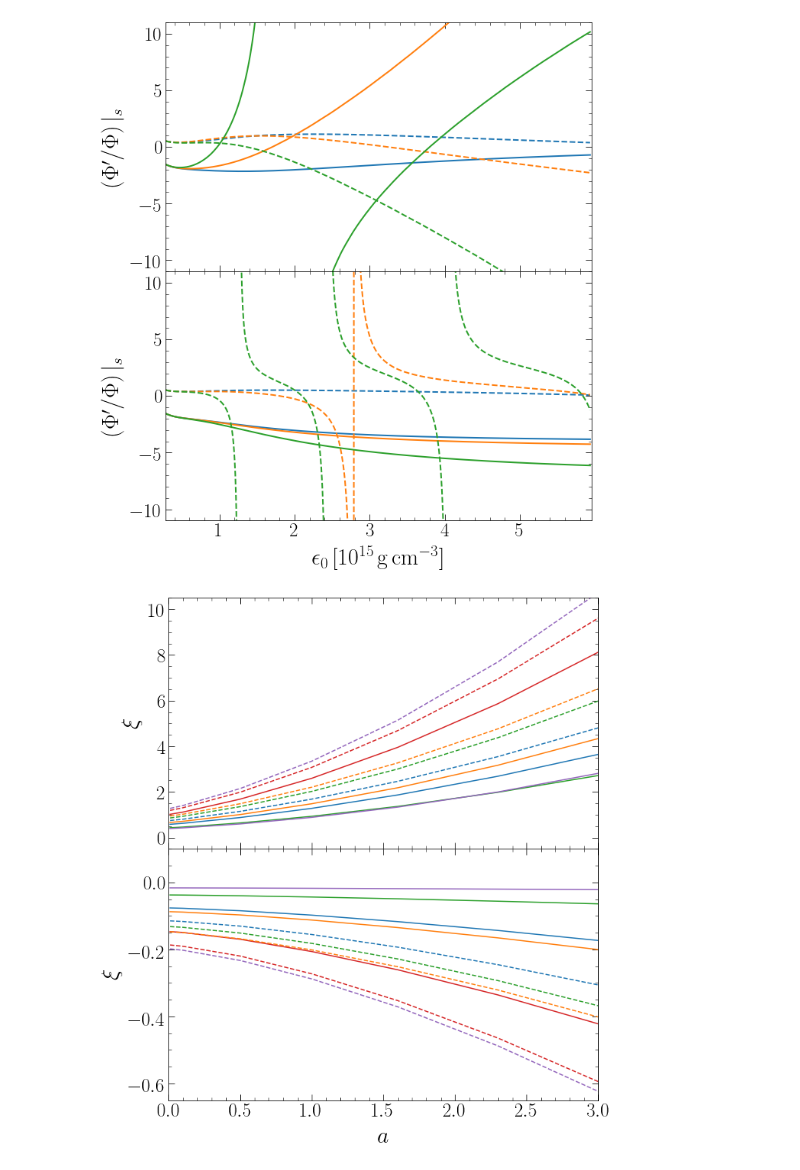
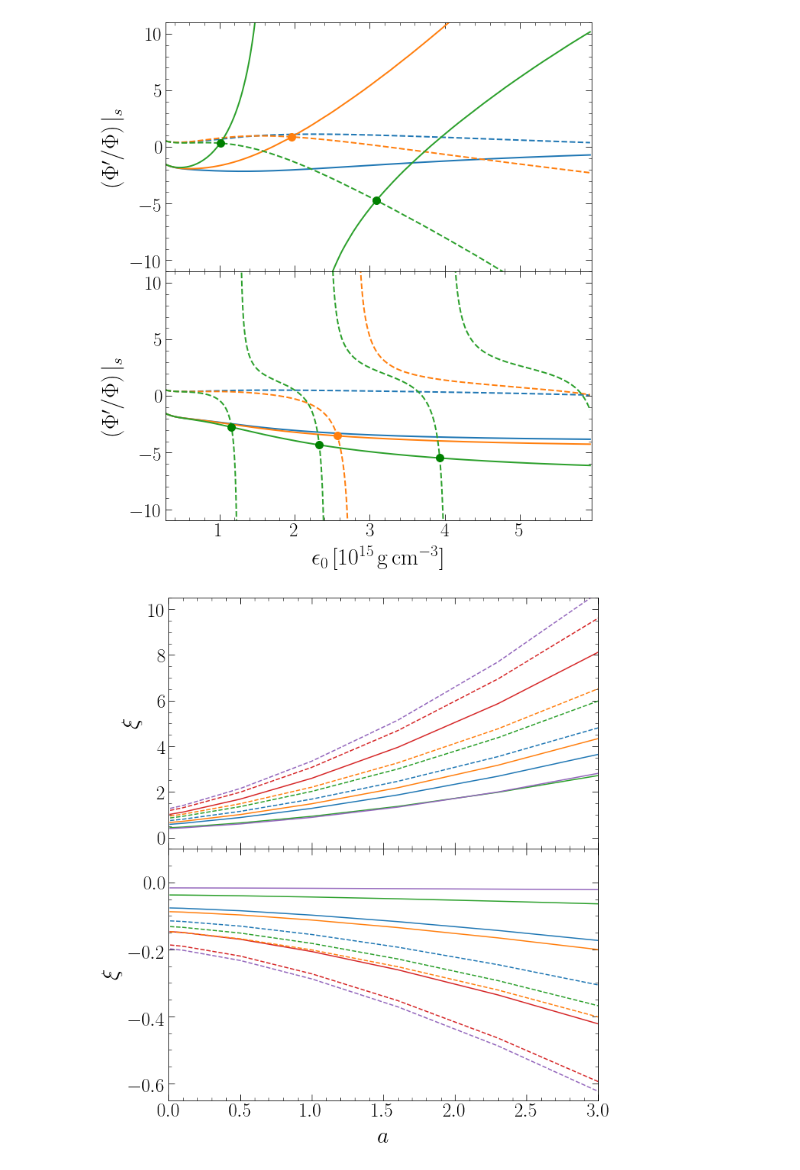
Before and after one commit to ryxxastroat/stgbns, a Jupyter notebook: figdata/phic.ipynb, the cells around one changed output. Drawn from its saved outputs; the diff is of its cells as text; code cells hidden in the pictures.

```diff
--- a/figdata/phic.ipynb
+++ b/figdata/phic.ipynb
@@ -112,6 +113,10 @@ ax1.plot( d40[0:ntrim]/10**15, d41[0:ntrim] , '--', color = colorset[0],linewidt
 ax1.plot( d40[0:ntrim]/10**15, d42[0:ntrim] , color = colorset[0],linewidth=2)
 ax1.plot( d50[0:ntrim]/10**15, d51[0:ntrim] , '--', color = colorset[1],linewidth=2)
 ax1.plot( d50[0:ntrim]/10**15, d52[0:ntrim] , color = colorset[1],linewidth=2)
+line1=LineString(np.column_stack((d50/10**15,d51)))
+line2=LineString(np.column_stack((d50/10**15,d52)))
+intersection=line1.intersection(line2)
+ax1.plot(*intersection.xy,color='tab:orange',markersize=10,marker='o')
 ax1.plot( d60[0:ntrim]/10**15, d61[0:ntrim] , '--', color = colorset[2],linewidth=2)
 # a=np.zeros(900)
 # b=np.zeros(900)
@@ -123,45 +128,87 @@ for i in range(1,ntrim):
         a=d60[i]
         b=i
 
-ax1.plot( d60[0:b-1]/10**15, d62[0:b-1] , color = colorset[2],linewidth=2)
-ax1.plot( d60[b+1:ntrim]/10**15, d62[b+1:ntrim] , color = colorset[2],linewidth=2)
+ax1.plot(d60[0:b-1]/10**15, d62[0:b-1] , color = colorset[2],linewidth=2)
+ax1.plot(d60[b+1:ntrim]/10**15, d62[b+1:ntrim] , color = colorset[2],linewidth=2)
+line1=LineString(np.column_stack((d60[b+1:ntrim]/10**15,d61[b+1:ntrim])))
+line2=LineString(np.column_stack((d60[b+1:ntrim]/10**15,d62[b+1:ntrim])))
+intersection=line1.intersection(line2)
+ax1.plot(*intersection.xy,'go',markersize=10)
+# line1=LineString(np.column_stack((d60/10**15,d61)))
+# line2=LineString(np.column_stack((d60/10**15,d62)))
+# intersection=line1.intersection(line2)
+# if intersection.geom_type == 'MultiPoint':
+#     ax1.plot(*LineString(intersection).xy, 'o')
+# elif intersection.geom_type == 'Point':
+#     plt.plot(*intersection.xy, 'o')
+
+line1=LineString(np.column_stack((d60[0:b-1]/10**15,d61[0:b-1])))
+line2=LineString(np.column_stack((d60[0:b-1]/10**15,d62[0:b-1])))
+intersection=line1.intersection(line2)
+ax1.plot(*intersection.xy,'go',markersize=10)
 
 
 ax2.set_ylim([-11, 11])
 #ax1.set_xlim([0, 10])
 ax2.plot( d10[0:ntrim]/10**15, d11[0:ntrim] , '--', color = colorset[0],linewidth=2)
 ax2.plot( d10[0:ntrim]/10**15, d12[0:ntrim] , color = colorset[0],linewidth=2)
-ax2.plot( d20[0:ntrim]/10**15, d21[0:ntrim] , '--', color = colorset[1],linewidth=2)
+
+for k in range(1,ntrim):
+    if abs(d21[k]-d21[k-1])>100:
+        e=d20[k]
+        f=k
+ax2.plot( d20[0:f-1]/10**15, d21[0:f-1] , '--', color = colorset[1],linewidth=2)
+ax2.plot( d20[f+1:ntrim]/10**15, d21[f+1:ntrim] , '--', color = colorset[1],linewidth=2)
 ax2.plot( d20[0:ntrim]/10**15, d22[0:ntrim] , color = colorset[1],linewidth=2)
+
+line1=LineString(np.column_stack((d20[0:f-1]/10**15, d21[0:f-1])))
+line2=LineString(np.column_stack((d20[0:f-1]/10**15, d22[0:f-1])))
+intersection=line1.intersection(line2)
+ax2.plot(*intersection.xy,color='tab:orange',markersize=10,marker='o')
+
 
 # find the jump location
 c=[]
 d=[]
 for i in range(1,ntrim):
     if abs(d31[i]-d31[i-1])>10:
         c.append(d31[i])
         d.append(i)
 
 ax2.plot( d30[0:439]/10**15, d31[0:439] , '--', color = colorset[2],linewidth=2)
 ax2.plot( d30[446:635]/10**15, d31[446:635] , '--', color = colorset[2],linewidth=2)
 ax2.plot( d30[640:787]/10**15, d31[640:787] , '--', color = colorset[2],linewidth=2)
 ax2.plot( d30[788:ntrim]/10**15, d31[788:ntrim] , '--', color = colorset[2],linewidth=2)
 # ax2.plot( d30[0:ntrim]/10**15, d31[0:ntrim] , '--', color = colorset[2],linewidth=2)
 ax2.plot( d30[0:ntrim]/10**15, d32[0:ntrim] , color = colorset[2],linewidth=2)
 
+line1=LineString(np.column_stack((d30[0:439]/10**15, d31[0:439])))
+line2=LineString(np.column_stack((d30[0:439]/10**15, d32[0:439])))
+intersection=line1.intersection(line2)
+ax2.plot(*intersection.xy,color='green',markersize=10,marker='o')
+
+line1=LineString(np.column_stack((d30[446:635]/10**15, d31[446:635])))
+line2=LineString(np.column_stack((d30[446:635]/10**15, d32[446:635])))
+intersection=line1.intersection(line2)
+ax2.plot(*intersection.xy,color='green',markersize=10,marker='o')
+
+line1=LineString(np.column_stack((d30[640:787]/10**15, d31[640:787])))
+line2=LineString(np.column_stack((d30[640:787]/10**15, d32[640:787])))
+intersection=line1.intersection(line2)
+ax2.plot(*intersection.xy,color='green',markersize=10,marker='o')
 
 
 
 
 plt.xlim(min(d10)/10**15,d10[ntrim]/10**15)
 ax1.minorticks_on()
 ax2.minorticks_on()
 # print( '\n *** STG_solver uses %.2f seconds\n' % (timeit.time.time() - t0))
 
 plt.savefig("fig_lin1.pdf", format='pdf', bbox_inches="tight")
 # plt.show()
 # %% [output]
-[figure, old version]
+[figure, new version]
 # %%
 """
 test code: plot M-R
```
Also changed, not shown: parts of 2 cells of this notebook, 1 other file.
